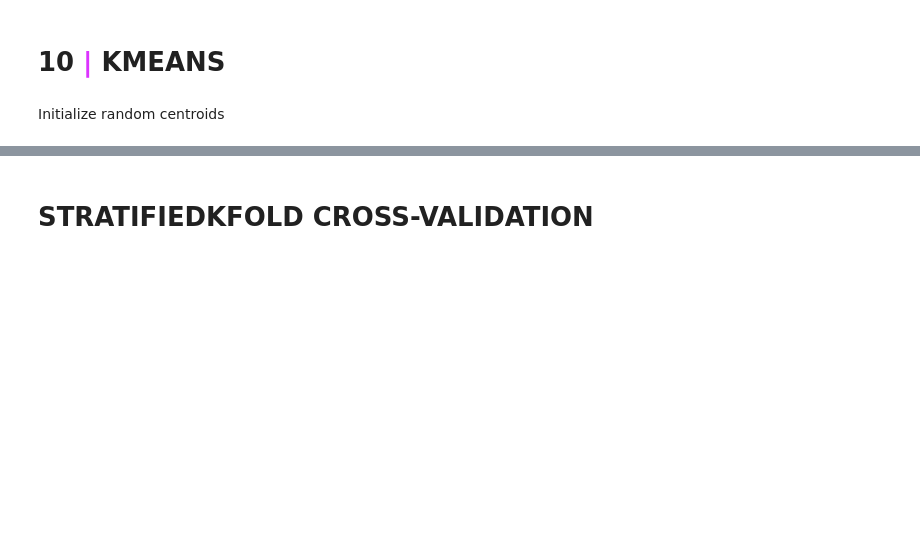
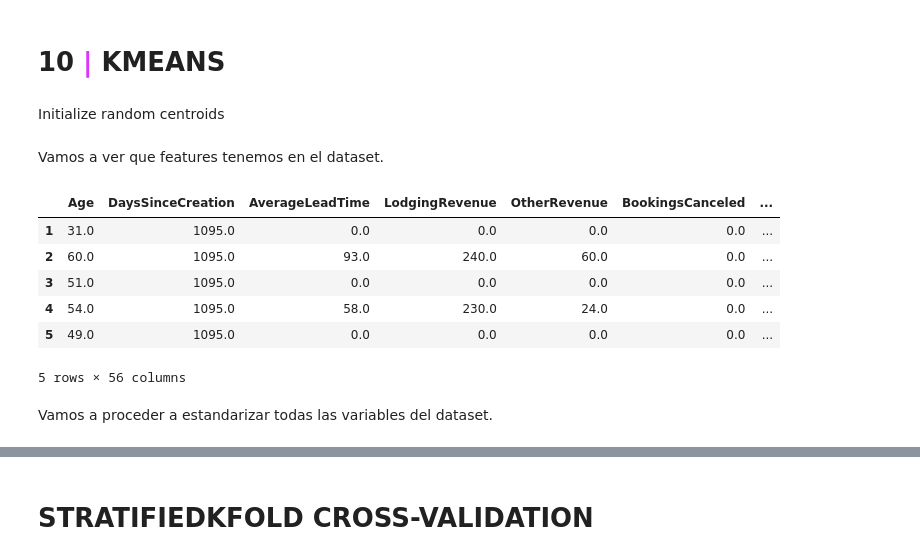
Before and after one commit to iremirezdeganuza72/Cohort_Analysis, a Jupyter notebook: Cohort analysis and segmentation.ipynb, the cells around one changed output, grey strips where cells are left out. Cells and saved outputs as stored; diff of their text form; code cells hidden in the pictures; blank space fills up the shorter version.

```diff
--- a/Cohort analysis and segmentation.ipynb
+++ b/Cohort analysis and segmentation.ipynb
@@ -1005,3 +1005,17 @@ results
 # <b>10 <span style='color:#DC33FF'>|</span> KMEANS</b>
 # %% [markdown]
 Initialize random centroids
+# %% [markdown]
+Vamos a ver que features tenemos en el dataset.
+# %%
+df1.head()
+# %% [output]
+|  | Age | DaysSinceCreation | AverageLeadTime | LodgingRevenue | OtherRevenue | BookingsCanceled | ... |
+| 1 | 31.0 | 1095.0 | 0.0 | 0.0 | 0.0 | 0.0 | ... |
+| 2 | 60.0 | 1095.0 | 93.0 | 240.0 | 60.0 | 0.0 | ... |
+| 3 | 51.0 | 1095.0 | 0.0 | 0.0 | 0.0 | 0.0 | ... |
+| 4 | 54.0 | 1095.0 | 58.0 | 230.0 | 24.0 | 0.0 | ... |
+| 5 | 49.0 | 1095.0 | 0.0 | 0.0 | 0.0 | 0.0 | ... |
+5 rows × 56 columns
+# %% [markdown]
+Vamos a proceder a estandarizar todas las variables del dataset.
```
Also changed, not shown: parts of 12 cells of this notebook.
